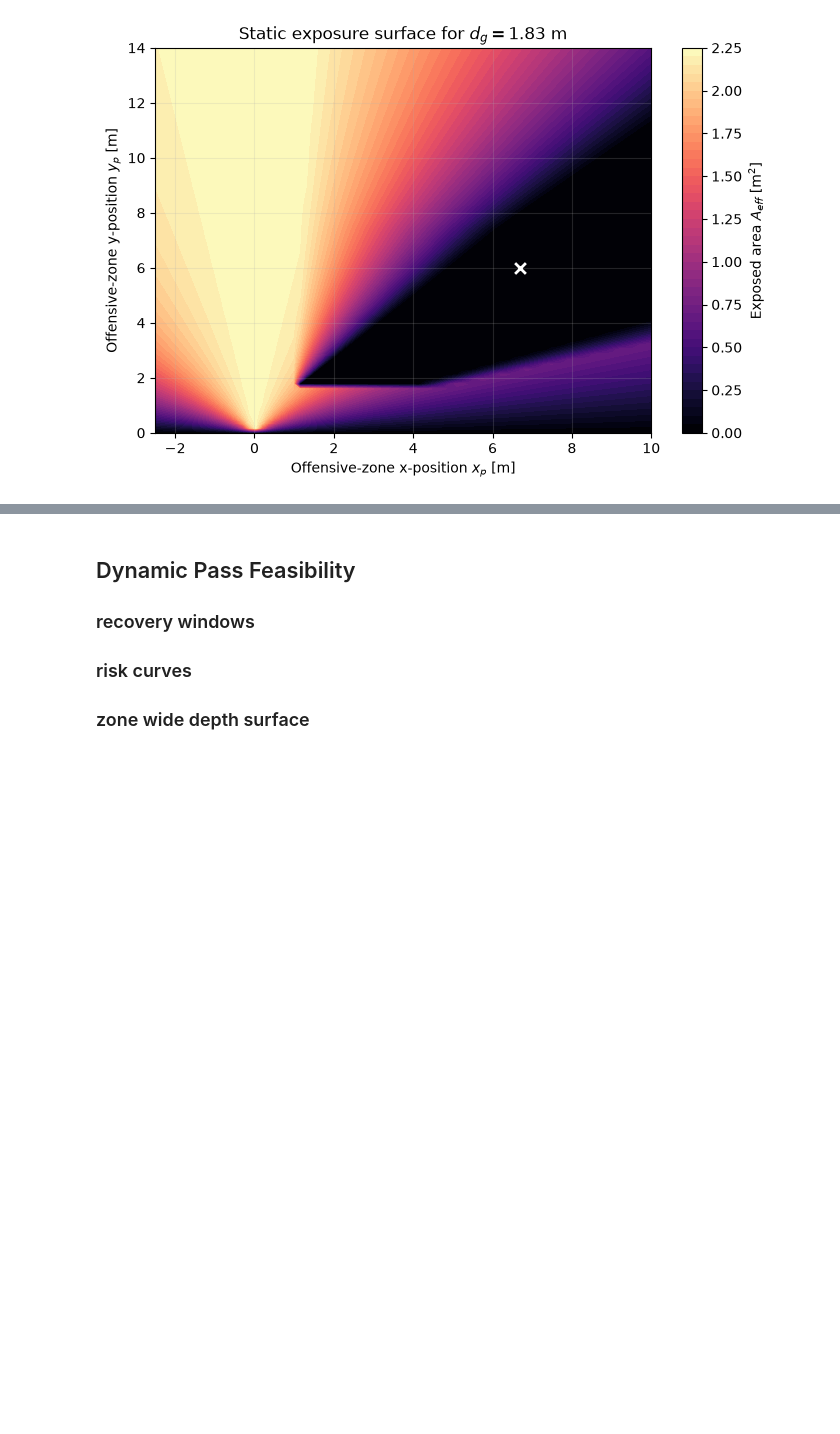
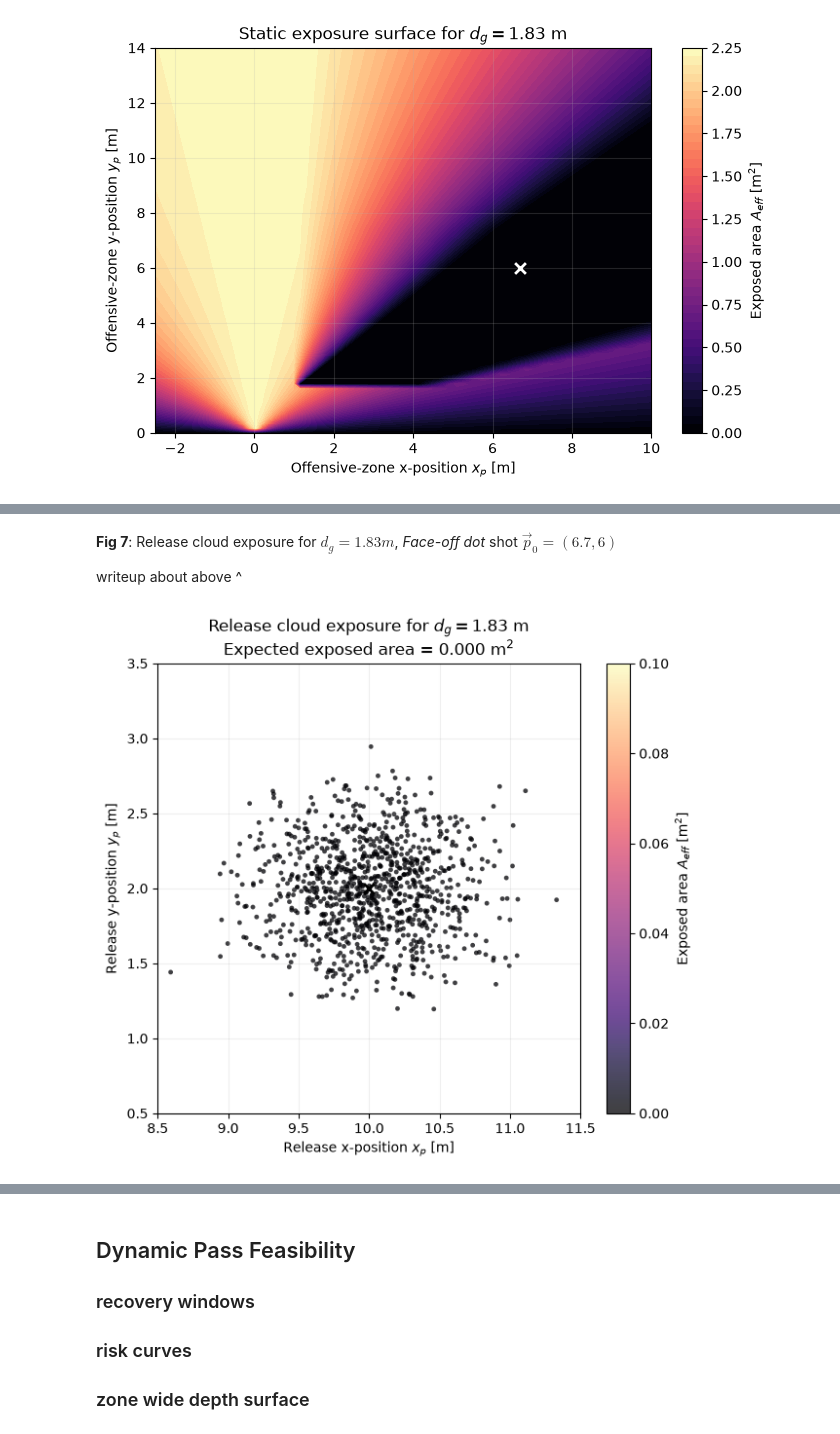
Before and after one commit to kaiwave/goaltender-optimisation-jnb, a Jupyter notebook: main.ipynb, the cells around one changed output, grey strips where cells are left out. Saved outputs shown, nothing was run; the diff lists cells and outputs as text; code cells hidden in the pictures; blank space fills up the shorter version.

```diff
--- a/main.ipynb
+++ b/main.ipynb
@@ -258,0 +280,8 @@ writeup about above ^
+# %% [markdown]
+**Fig 7**: Release cloud exposure for $d_g=1.83m$, *Face-off dot* shot $\vec{p}_0=(6.7,6)$
+
+writeup about above ^
+# %%
+fig, ax = model.plot_release_cloud_exposure(p0=(10, 2))
+# %% [output]
+[figure, added]
```
Also changed, not shown: parts of 18 cells of this notebook, 1 other file.
